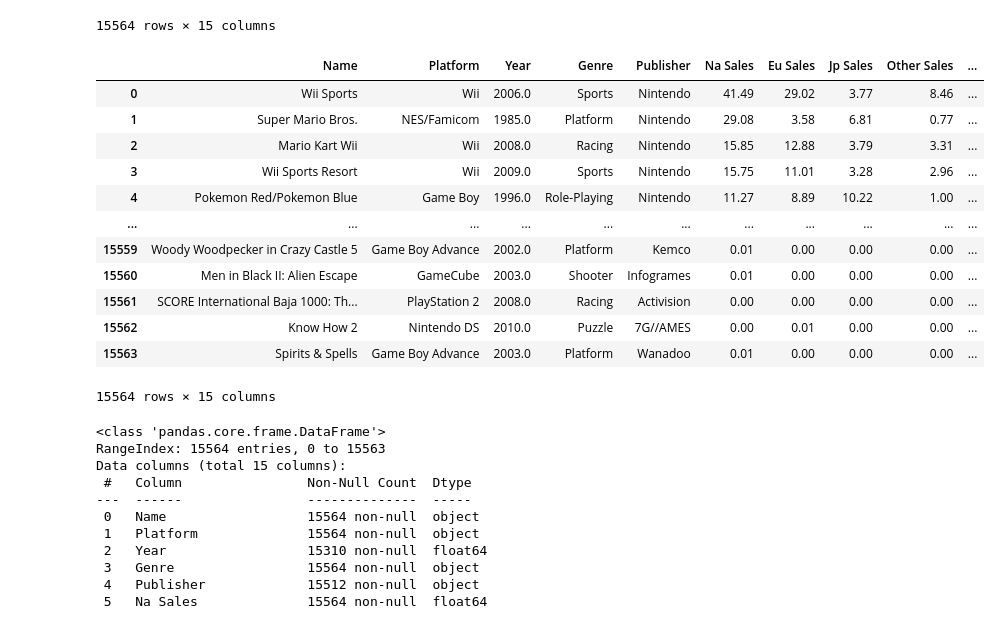
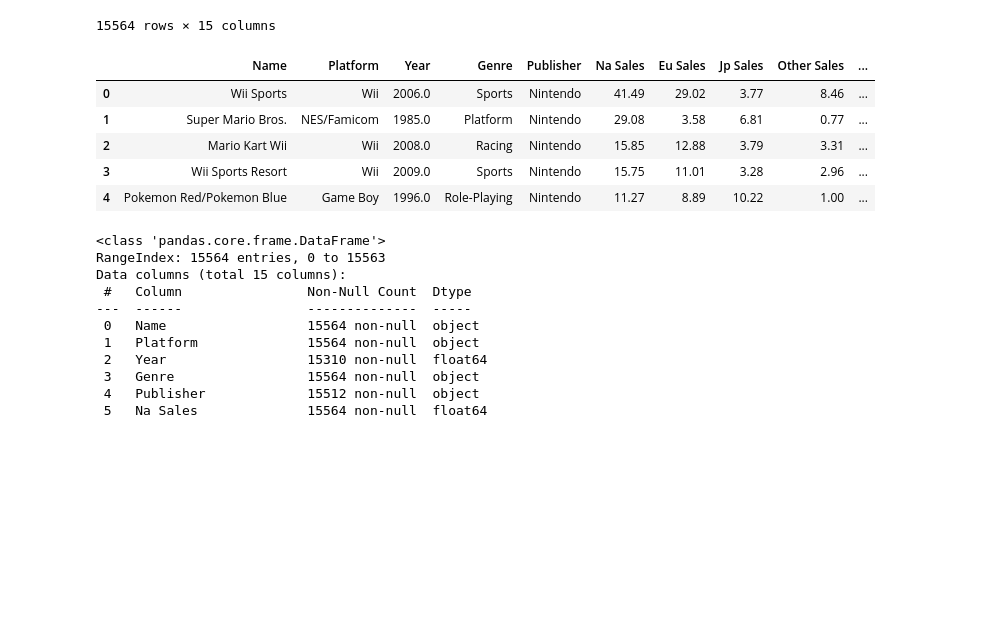
Before and after one commit to V-Pool/vg_sales, a Jupyter notebook: sales.ipynb, the cells around one changed output. Saved outputs shown, nothing was run; the diff lists cells and outputs as text; code cells hidden in the pictures; blank space fills up the shorter version.

```diff
--- a/sales.ipynb
+++ b/sales.ipynb
@@ -231,26 +231,19 @@ games_console_mergered
 # %%
 cols_rename = {'Type': 'Console Type',
     'Company':'Console Manufacturer',
     'Released Year': 'Console Released',
     'Discontinuation Year': 'Console Discontinued',
     'Units sold (million)': 'Consoles Sold'}
 
 merged_col_rename =  games_console_mergered.rename(columns=(cols_rename) )
-merged_col_rename
+merged_col_rename.head()
 # %% [output]
 |  | Name | Platform | Year | Genre | Publisher | Na Sales | Eu Sales | Jp Sales | Other Sales | ... |
 | 0 | Wii Sports | Wii | 2006.0 | Sports | Nintendo | 41.49 | 29.02 | 3.77 | 8.46 | ... |
 | 1 | Super Mario Bros. | NES/Famicom | 1985.0 | Platform | Nintendo | 29.08 | 3.58 | 6.81 | 0.77 | ... |
 | 2 | Mario Kart Wii | Wii | 2008.0 | Racing | Nintendo | 15.85 | 12.88 | 3.79 | 3.31 | ... |
 | 3 | Wii Sports Resort | Wii | 2009.0 | Sports | Nintendo | 15.75 | 11.01 | 3.28 | 2.96 | ... |
 | 4 | Pokemon Red/Pokemon Blue | Game Boy | 1996.0 | Role-Playing | Nintendo | 11.27 | 8.89 | 10.22 | 1.00 | ... |
-| ... | ... | ... | ... | ... | ... | ... | ... | ... | ... | ... |
-| 15559 | Woody Woodpecker in Crazy Castle 5 | Game Boy Advance | 2002.0 | Platform | Kemco | 0.01 | 0.00 | 0.00 | 0.00 | ... |
-| 15560 | Men in Black II: Alien Escape | GameCube | 2003.0 | Shooter | Infogrames | 0.01 | 0.00 | 0.00 | 0.00 | ... |
-| 15561 | SCORE International Baja 1000: Th... | PlayStation 2 | 2008.0 | Racing | Activision | 0.00 | 0.00 | 0.00 | 0.00 | ... |
-| 15562 | Know How 2 | Nintendo DS | 2010.0 | Puzzle | 7G//AMES | 0.00 | 0.01 | 0.00 | 0.00 | ... |
-| 15563 | Spirits & Spells | Game Boy Advance | 2003.0 | Platform | Wanadoo | 0.01 | 0.00 | 0.00 | 0.00 | ... |
-15564 rows × 15 columns
 # %%
 merged_col_rename.info()
 # %% [output]
```
Also changed, not shown: parts of 4 cells of this notebook, 2 other files.
